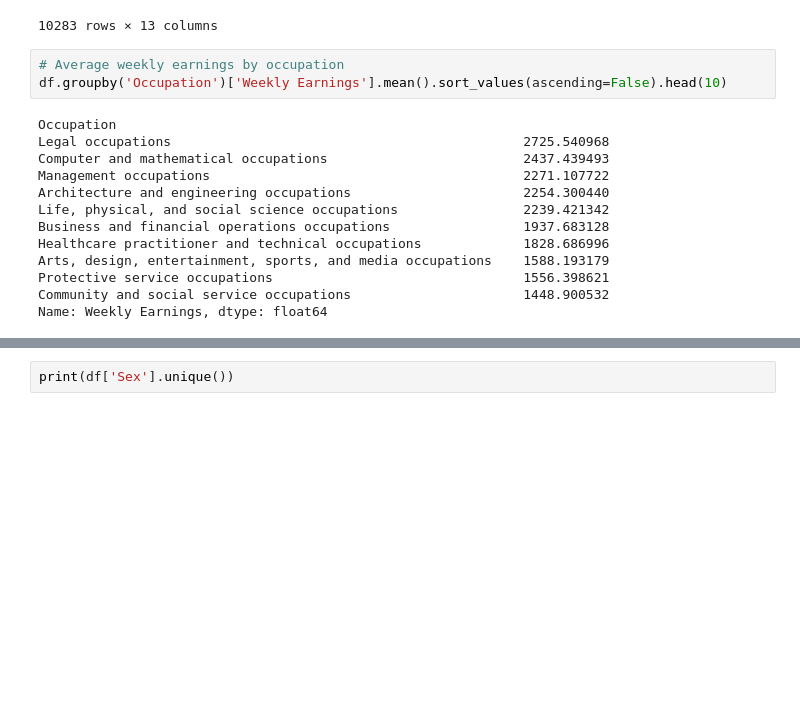
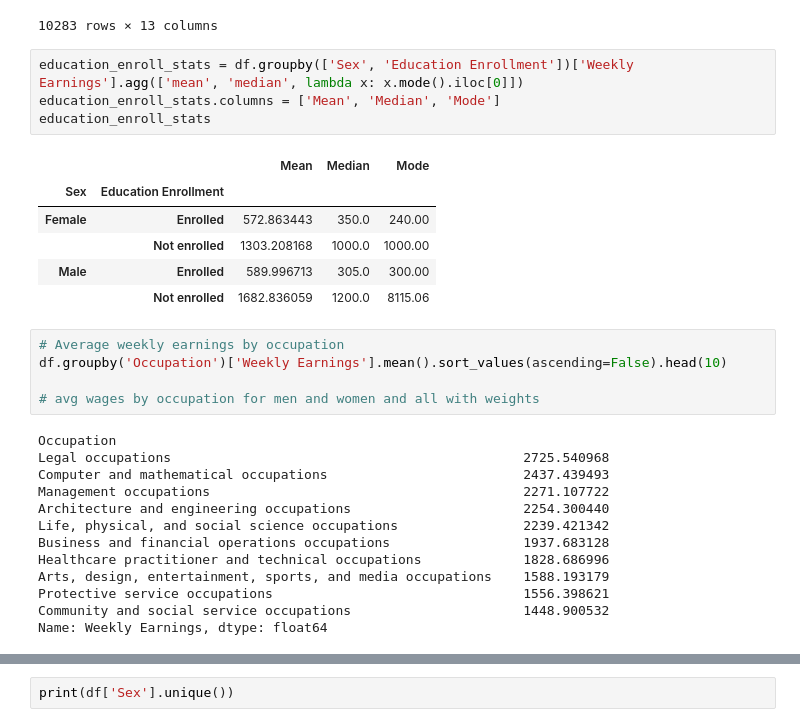
Before and after one commit to JenniBean-K/Money-Talks-A-Demographic-Story, a Jupyter notebook: jkim/outputs/Untitled-1.ipynb, the cells around one changed output, grey strips where cells are left out. Drawn from its saved outputs; the diff is of its cells as text; blank space fills up the shorter version.

```diff
--- a/jkim/outputs/Untitled-1.ipynb
+++ b/jkim/outputs/Untitled-1.ipynb
@@ -101,9 +125,22 @@ df
 | 10281 | Female | Divorced | White only | United States | Private nonprofit | Production occupations | Not enrolled | ... |
 | 10282 | Male | Married - spouse present | White only | United States | State government | Construction and extraction occup... | Not enrolled | ... |
 10283 rows × 13 columns
+# %%
+education_enroll_stats = df.groupby(['Sex', 'Education Enrollment'])['Weekly Earnings'].agg(['mean', 'median', lambda x: x.mode().iloc[0]])
+education_enroll_stats.columns = ['Mean', 'Median', 'Mode']
+education_enroll_stats
+# %% [output]
+|  |  | Mean | Median | Mode |
+| Sex | Education Enrollment |  |  |  |
+| Female | Enrolled | 572.863443 | 350.0 | 240.00 |
+|  | Not enrolled | 1303.208168 | 1000.0 | 1000.00 |
+| Male | Enrolled | 589.996713 | 305.0 | 300.00 |
+|  | Not enrolled | 1682.836059 | 1200.0 | 8115.06 |
 # %%
 # Average weekly earnings by occupation
 df.groupby('Occupation')['Weekly Earnings'].mean().sort_values(ascending=False).head(10)
+
+# avg wages by occupation for men and women and all with weights
 # %% [output]
 Occupation
 Legal occupations                                             2725.540968
```
Also changed, not shown: parts of 5 cells of this notebook.
